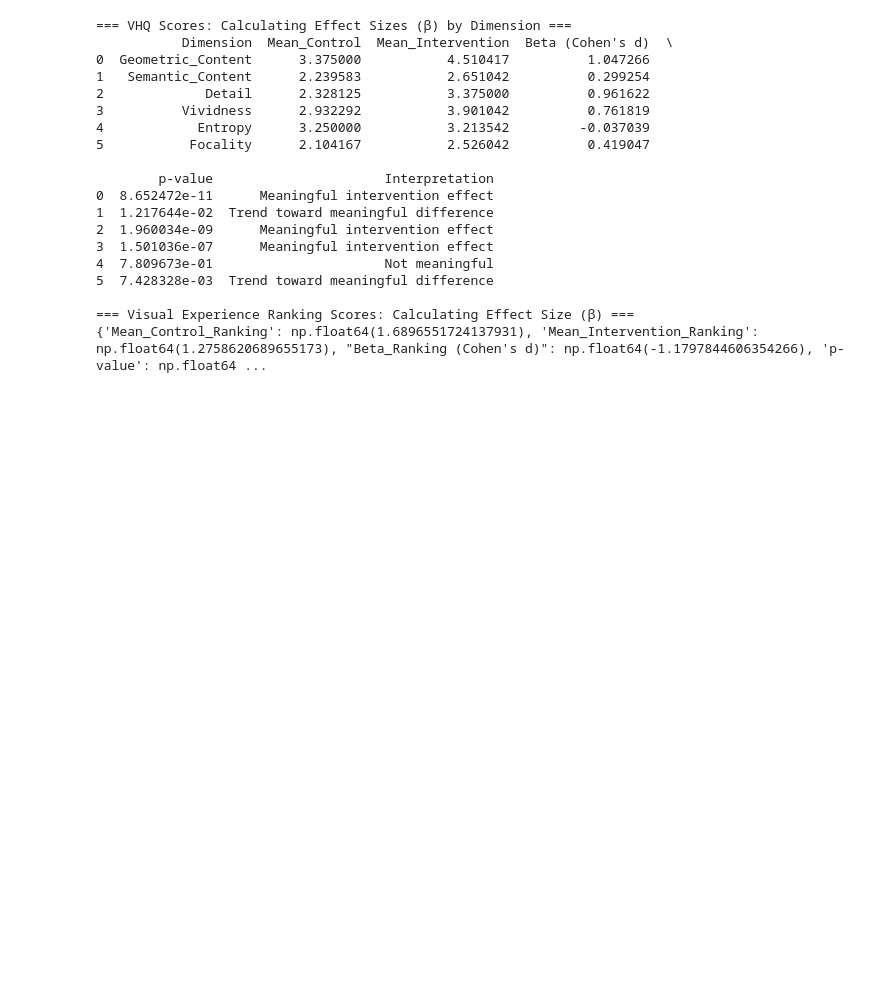
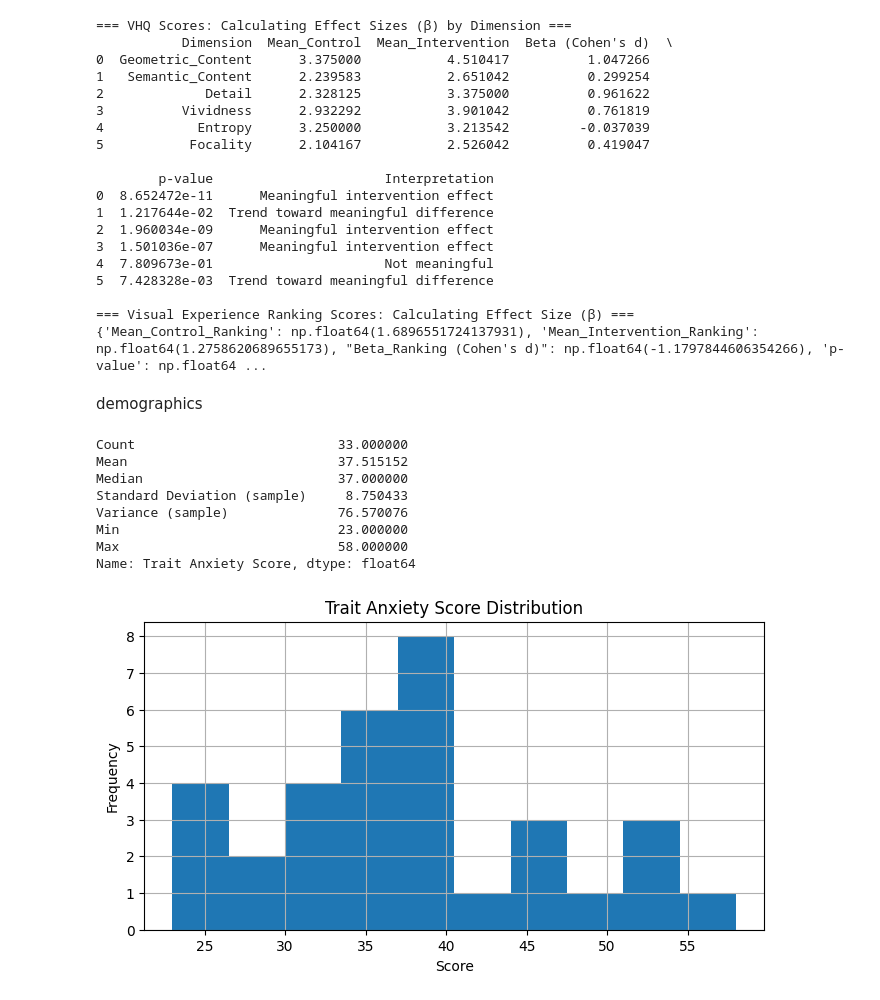
Before and after one commit to dannynacker/strobe_depression, a Jupyter notebook: vhq_exp4_int_alt.ipynb, the cells around one changed output. Cells and saved outputs as stored; diff of their text form; code cells hidden in the pictures; blank space fills up the shorter version.

```diff
--- a/vhq_exp4_int_alt.ipynb
+++ b/vhq_exp4_int_alt.ipynb
@@ -1014,3 +1014,61 @@ print(ranking_effects)
 
 === Visual Experience Ranking Scores: Calculating Effect Size (β) ===
 {'Mean_Control_Ranking': np.float64(1.6896551724137931), 'Mean_Intervention_Ranking': np.float64(1.2758620689655173), "Beta_Ranking (Cohen's d)": np.float64(-1.1797844606354266), 'p-value': np.float64 ...
+# %% [markdown]
+demographics
+# %%
+# Cell 1: import necessary libraries
+import numpy as np
+import pandas as pd
+# Cell 2: enter your list of scores
+scores = [
+    32, 39, 52, 23, 25, 38, 36, 39, 34, 30,
+    37, 58, 36, 32, 41, 28, 27, 26, 36, 34,
+    47, 38, 35, 38, 31, 37, 26, 47, 50, 51,
+    38, 51, 46
+]
+# Cell 3: convert to a pandas Series for easy aggregation
+series = pd.Series(scores, name="Trait Anxiety Score")
+# Cell 4: compute summary statistics
+summary = series.agg([
+    'count',
+    'mean',
+    'median',
+    lambda x: x.std(ddof=1),   # sample standard deviation
+    lambda x: x.var(ddof=1),   # sample variance
+    'min',
+    'max'
+])
+
+# rename the custom stats
+summary.index = [
+    'Count',
+    'Mean',
+    'Median',
+    'Standard Deviation (sample)',
+    'Variance (sample)',
+    'Min',
+    'Max'
+]
+
+# display the result
+print(summary)
+# Cell 5 (optional): view a quick histogram of the distribution
+import matplotlib.pyplot as plt
+
+plt.figure(figsize=(8, 4))
+series.hist(bins=10)
+plt.title("Trait Anxiety Score Distribution")
+plt.xlabel("Score")
+plt.ylabel("Frequency")
+plt.show()
+# %% [output]
+Count                          33.000000
+Mean                           37.515152
+Median                         37.000000
+Standard Deviation (sample)     8.750433
+Variance (sample)              76.570076
+Min                            23.000000
+Max                            58.000000
+Name: Trait Anxiety Score, dtype: float64
+[figure, added]
```
Also changed, not shown: parts of 1 cell of this notebook.
